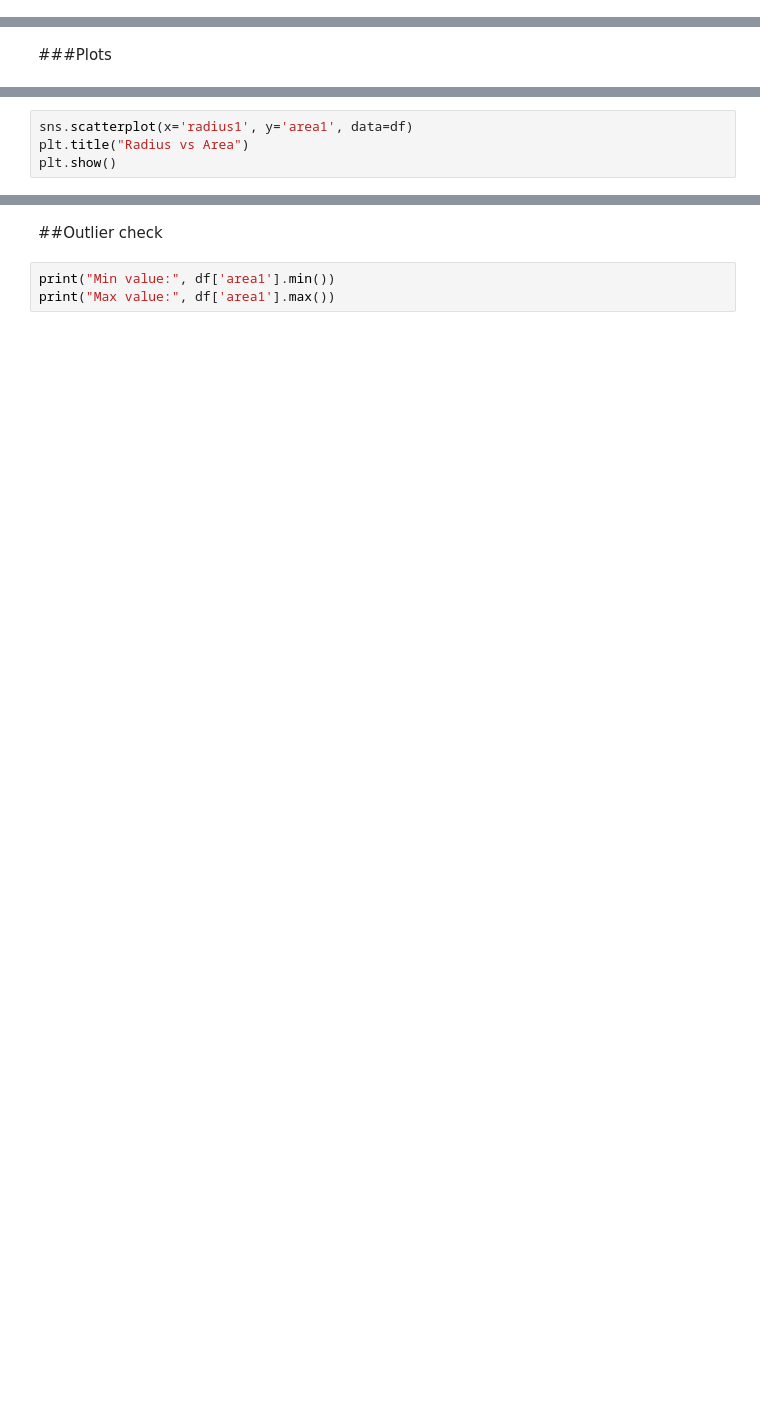
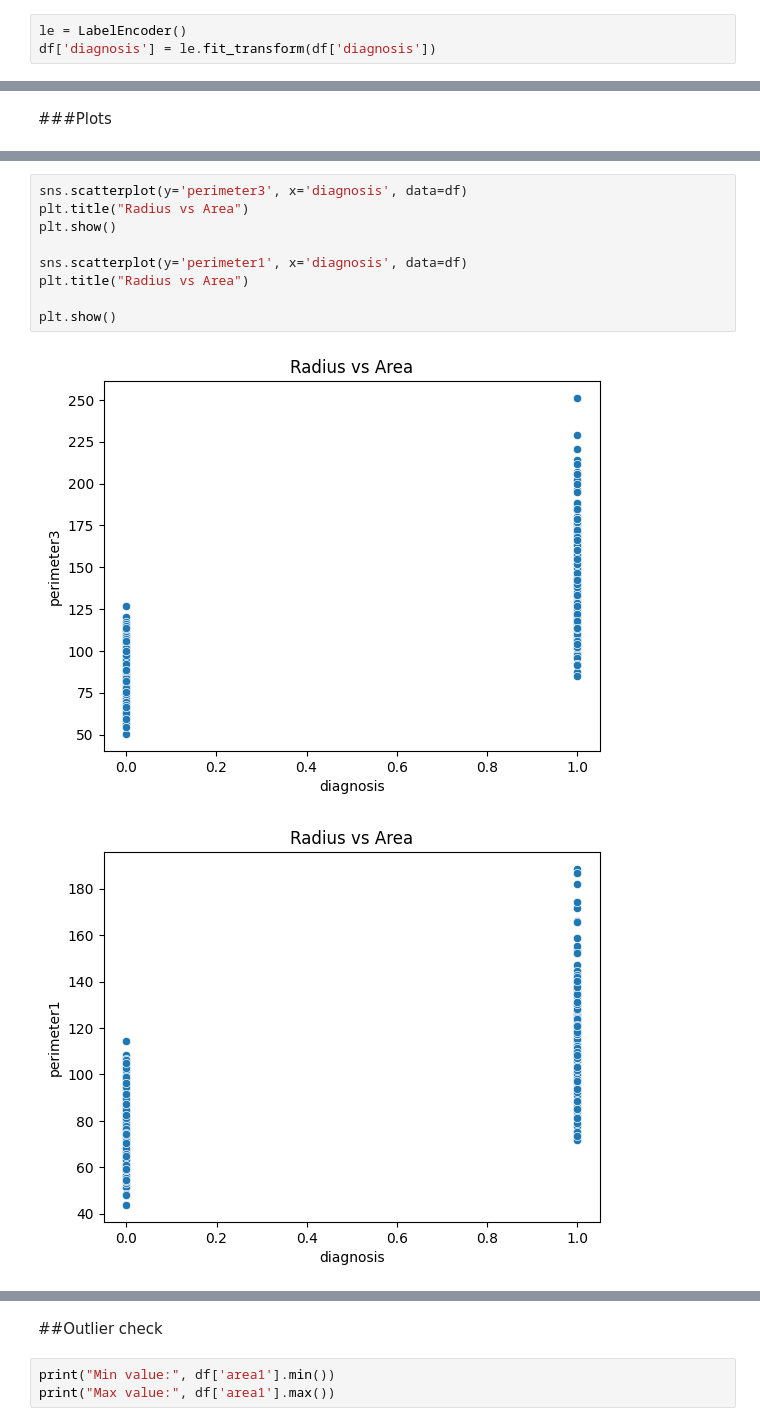
Before and after one commit to mikakia/Project-in-HealthCare, a Jupyter notebook: Breast_Cancer.ipynb, the cells around one changed output, grey strips where cells are left out. Drawn from its saved outputs; the diff is of its cells as text; blank space fills up the shorter version.

```diff
--- a/Breast_Cancer.ipynb
+++ b/Breast_Cancer.ipynb
@@ -91,0 +152,3 @@ df.describe()
+# %%
+le = LabelEncoder()
+df['diagnosis'] = le.fit_transform(df['diagnosis'])
@@ -102,4 +184,12 @@ plt.show()
 # %%
-sns.scatterplot(x='radius1', y='area1', data=df)
+sns.scatterplot(y='perimeter3', x='diagnosis', data=df)
 plt.title("Radius vs Area")
 plt.show()
+
+sns.scatterplot(y='perimeter1', x='diagnosis', data=df)
+plt.title("Radius vs Area")
+
+plt.show()
+# %% [output]
+[figure, added]
+[figure, added]
```
Also changed, not shown: parts of 57 cells of this notebook.
